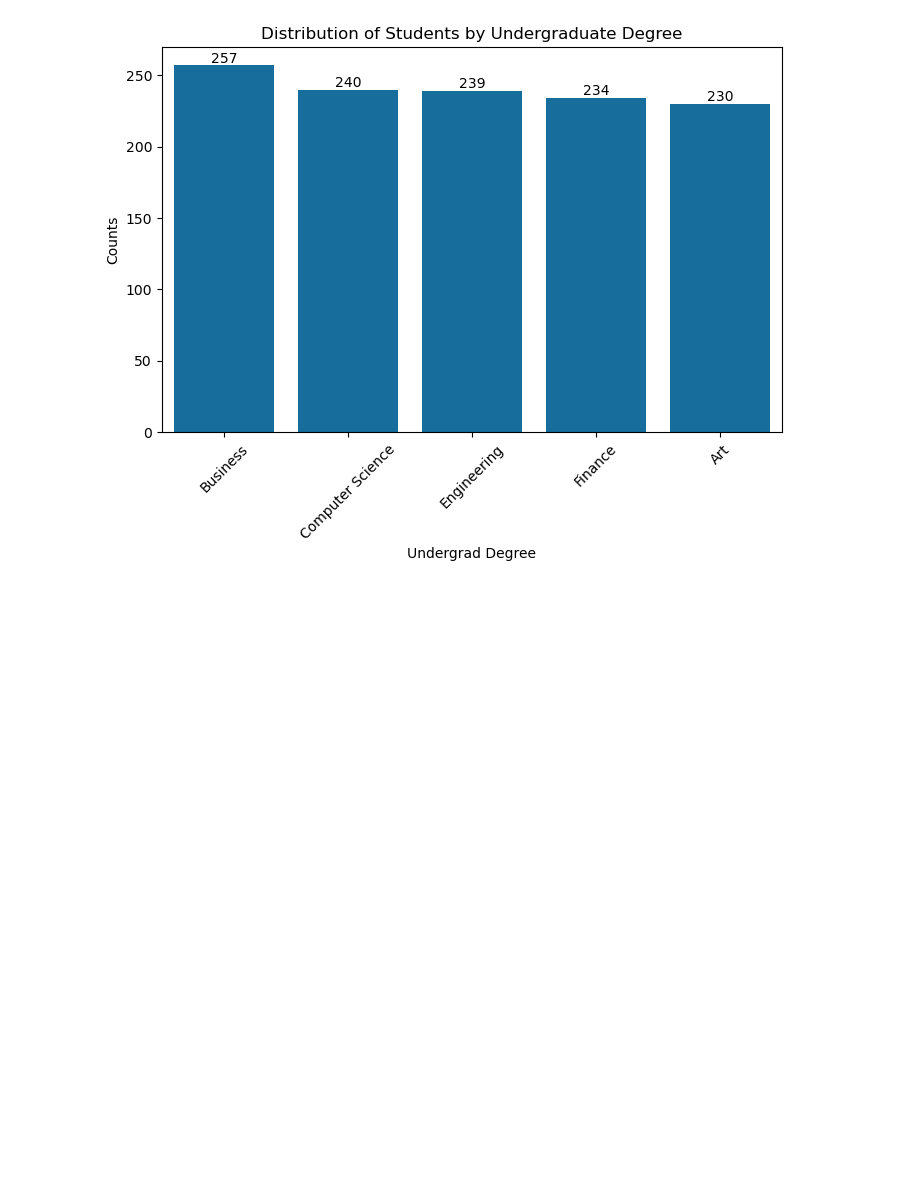
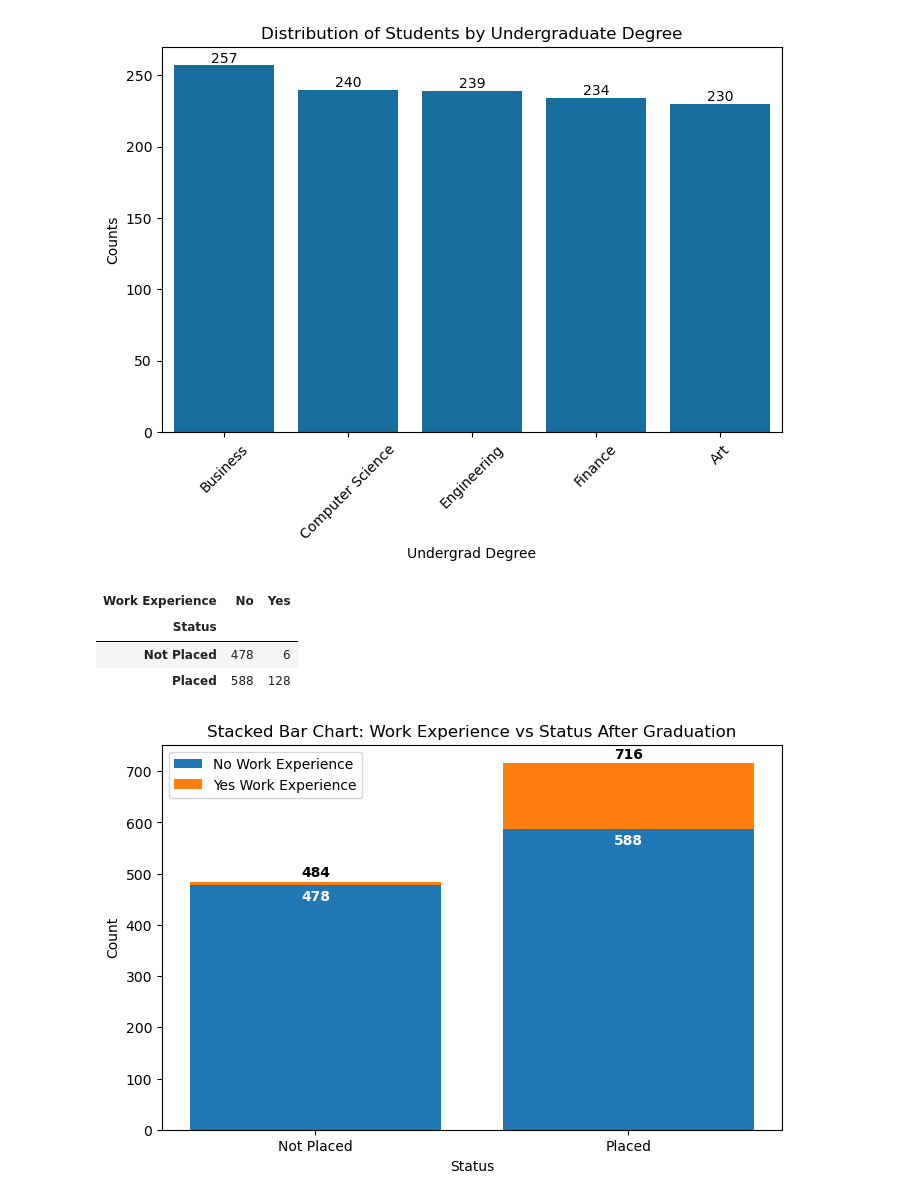
Before and after one commit to junclemente/ads505-FinalProject, a Jupyter notebook: eda/univariate_analaysis.ipynb, the cells around one changed output. Drawn from its saved outputs; the diff is of its cells as text; code cells hidden in the pictures; blank space fills up the shorter version.

```diff
--- a/eda/univariate_analaysis.ipynb
+++ b/eda/univariate_analaysis.ipynb
@@ -15,8 +15,8 @@ with httpimport.github_repo("junclemente", "jcds", ref="master"):
     import jcds.Quality as jq
 # %%
 datasets = Path("../datasets")
-dfc = pd.read_csv(datasets / "school_clean.csv")
-dfc.head()
+df = pd.read_csv(datasets / "school_clean.csv")
+df.head()
 # %% [output]
 |  | Student ID | Undergrad Degree | Undergrad Grade | MBA Grade | Work Experience | Employability (Before) | ... |
 | 0 | 1 | Business | 68.4 | 90.2 | No | 252.0 | ... |
@@ -111,3 +111,60 @@ plt.xticks(rotation=45)
 plt.show()
 # %% [output]
 [figure]
+# %%
+crosstab = pd.crosstab(df["Status"], df["Work Experience"])
+display(crosstab)
+# %% [output]
+| Work Experience | No | Yes |
+| Status |  |  |
+| Not Placed | 478 | 6 |
+| Placed | 588 | 128 |
+# %%
+plt.figure(figsize=(8, 5))
+
+# Plot the bars manually for 'No' and 'Yes' work experience
+bars1 = plt.bar(
+    crosstab.index, crosstab["No"], label="No Work Experience", color="#1f77b4"
+)
+bars2 = plt.bar(
+    crosstab.index,
+    crosstab["Yes"],
+    bottom=crosstab["No"],
+    label="Yes Work Experience",
+    color="#ff7f0e",
+)
+
+# Add number counts on top of each bar for 'No Work Experience'
+for bar in bars1:
+    height = bar.get_height()
+    plt.text(
+        bar.get_x() + bar.get_width() / 2.0,
+        height - 30,
+        "%d" % int(height),
+        ha="center",
+        color="white",
+        fontweight="bold",
+    )
+
+# Add number counts on top of each bar for 'Yes Work Experience'
+for bar in bars2:
+    height = bar.get_height() + bar.get_y()
+    plt.text(
+        bar.get_x() + bar.get_width() / 2.0,
+        height + 10,
+        "%d" % int(height),
+        ha="center",
+        color="black",
+        fontweight="bold",
+    )
+
+# Add labels and title
+plt.xlabel("Status")
+plt.ylabel("Count")
+plt.title("Stacked Bar Chart: Work Experience vs Status After Graduation")
+plt.legend()
+
+# Show the plot
+plt.show()
+# %% [output]
+[figure, added]
```
Also changed, not shown: parts of 6 cells of this notebook.
